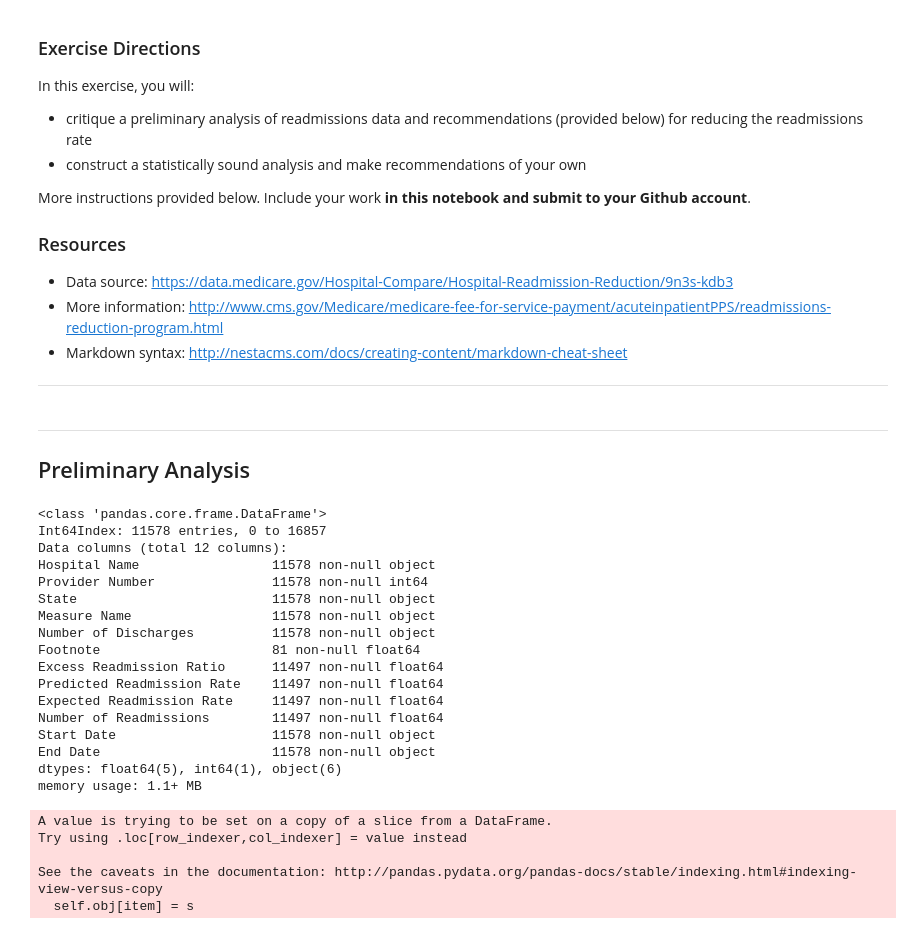
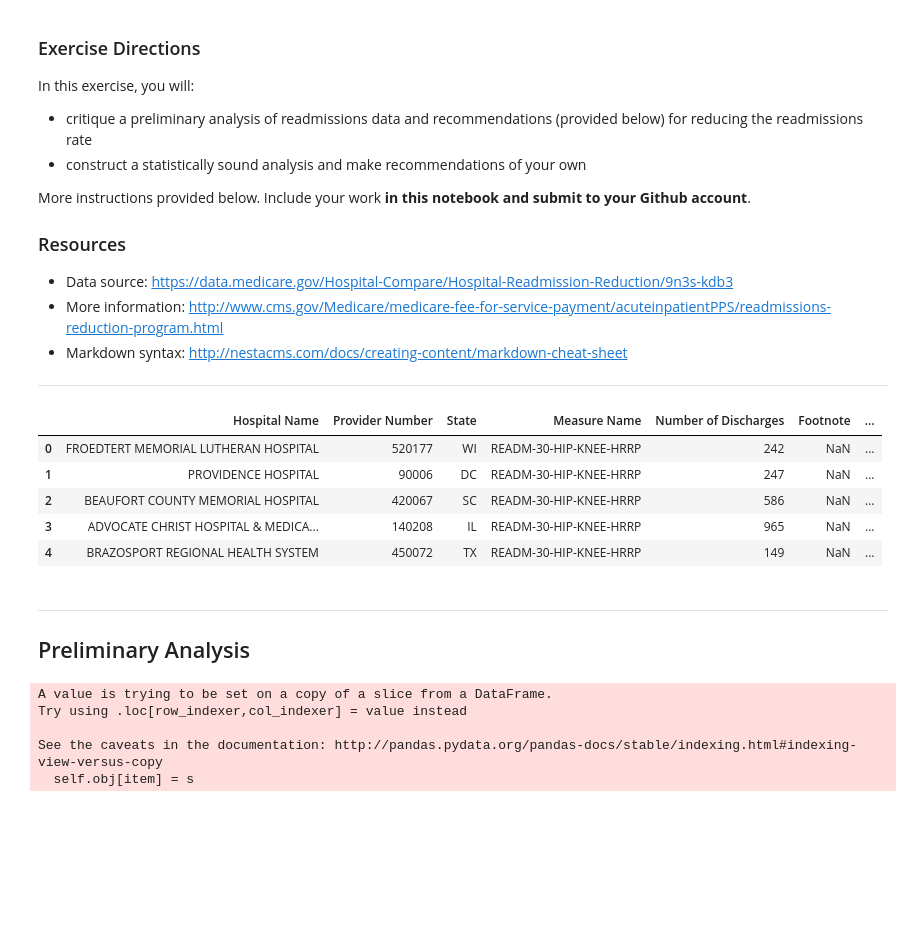
Before and after one commit to vlcekl/ds-various, a Jupyter notebook: hospital_readmit/sliderule_dsi_inferential_statistics_exercise_3.ipynb, the cells around one changed output. Drawn from its saved outputs; the diff is of its cells as text; code cells hidden in the pictures; blank space fills up the shorter version.

```diff
--- a/hospital_readmit/sliderule_dsi_inferential_statistics_exercise_3.ipynb
+++ b/hospital_readmit/sliderule_dsi_inferential_statistics_exercise_3.ipynb
@@ -28,31 +28,20 @@ from mpl_toolkits.axes_grid1 import make_axes_locatable
 # %%
 # read in readmissions data provided
 hospital_read_df = pd.read_csv('data/cms_hospital_readmissions.csv')
+hospital_read_df.head()
+# %% [output]
+|  | Hospital Name | Provider Number | State | Measure Name | Number of Discharges | Footnote | ... |
+| 0 | FROEDTERT MEMORIAL LUTHERAN HOSPITAL | 520177 | WI | READM-30-HIP-KNEE-HRRP | 242 | NaN | ... |
+| 1 | PROVIDENCE HOSPITAL | 90006 | DC | READM-30-HIP-KNEE-HRRP | 247 | NaN | ... |
+| 2 | BEAUFORT COUNTY MEMORIAL HOSPITAL | 420067 | SC | READM-30-HIP-KNEE-HRRP | 586 | NaN | ... |
+| 3 | ADVOCATE CHRIST HOSPITAL & MEDICA... | 140208 | IL | READM-30-HIP-KNEE-HRRP | 965 | NaN | ... |
+| 4 | BRAZOSPORT REGIONAL HEALTH SYSTEM | 450072 | TX | READM-30-HIP-KNEE-HRRP | 149 | NaN | ... |
 # %% [markdown]
 ****
 ## Preliminary Analysis
 # %%
 # deal with missing and inconvenient portions of data
 clean_hospital_read_df = hospital_read_df[hospital_read_df['Number of Discharges'] != 'Not Available']
-clean_hospital_read_df.info()
-# %% [output]
-<class 'pandas.core.frame.DataFrame'>
-Int64Index: 11578 entries, 0 to 16857
-Data columns (total 12 columns):
-Hospital Name                 11578 non-null object
-Provider Number               11578 non-null int64
-State                         11578 non-null object
-Measure Name                  11578 non-null object
-Number of Discharges          11578 non-null object
-Footnote                      81 non-null float64
-Excess Readmission Ratio      11497 non-null float64
-Predicted Readmission Rate    11497 non-null float64
-Expected Readmission Rate     11497 non-null float64
-Number of Readmissions        11497 non-null float64
-Start Date                    11578 non-null object
-End Date                      11578 non-null object
-dtypes: float64(5), int64(1), object(6)
-memory usage: 1.1+ MB
 # %%
 clean_hospital_read_df.loc[:, 'Number of Discharges'] = clean_hospital_read_df['Number of Discharges'].astype(int)
 # %% [output]
```
Also changed, not shown: parts of 24 cells of this notebook.
